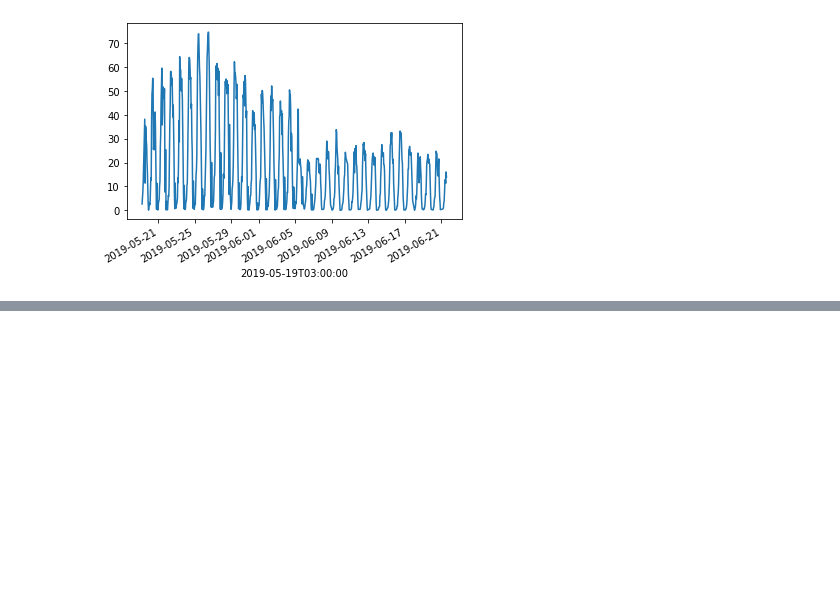
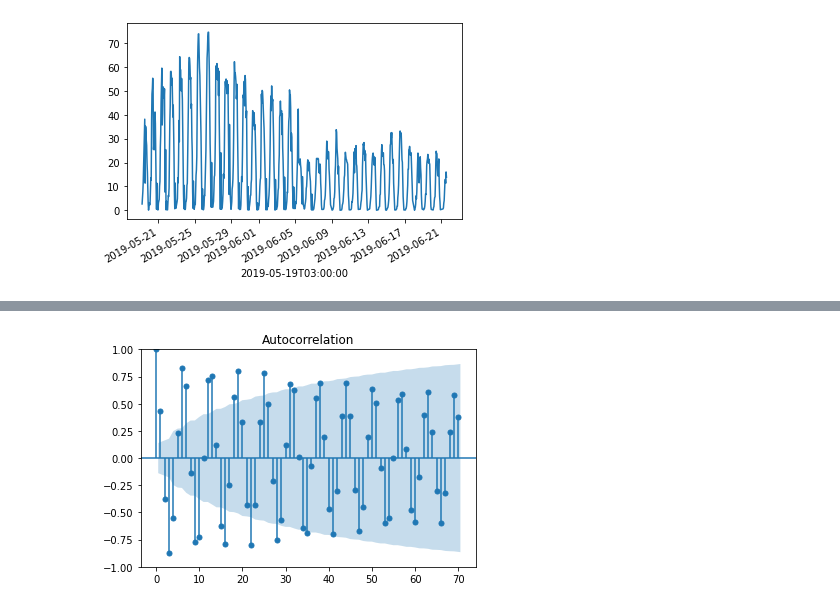
Before and after one commit to technogleb/ts_winter, a Jupyter notebook: week_1/transformations.ipynb, the cells around one changed output, grey strips where cells are left out. Saved outputs shown, nothing was run; the diff lists cells and outputs as text; code cells hidden in the pictures; blank space fills up the shorter version.

```diff
--- a/week_1/transformations.ipynb
+++ b/week_1/transformations.ipynb
@@ -156,0 +184,4 @@ back_transformed.plot()
+# %%
+tsaplots.plot_acf(ts_diff_1.dropna(), lags=70);
+# %% [output]
+[figure, added]
```
Also changed, not shown: parts of 23 cells of this notebook, 1 other file.
